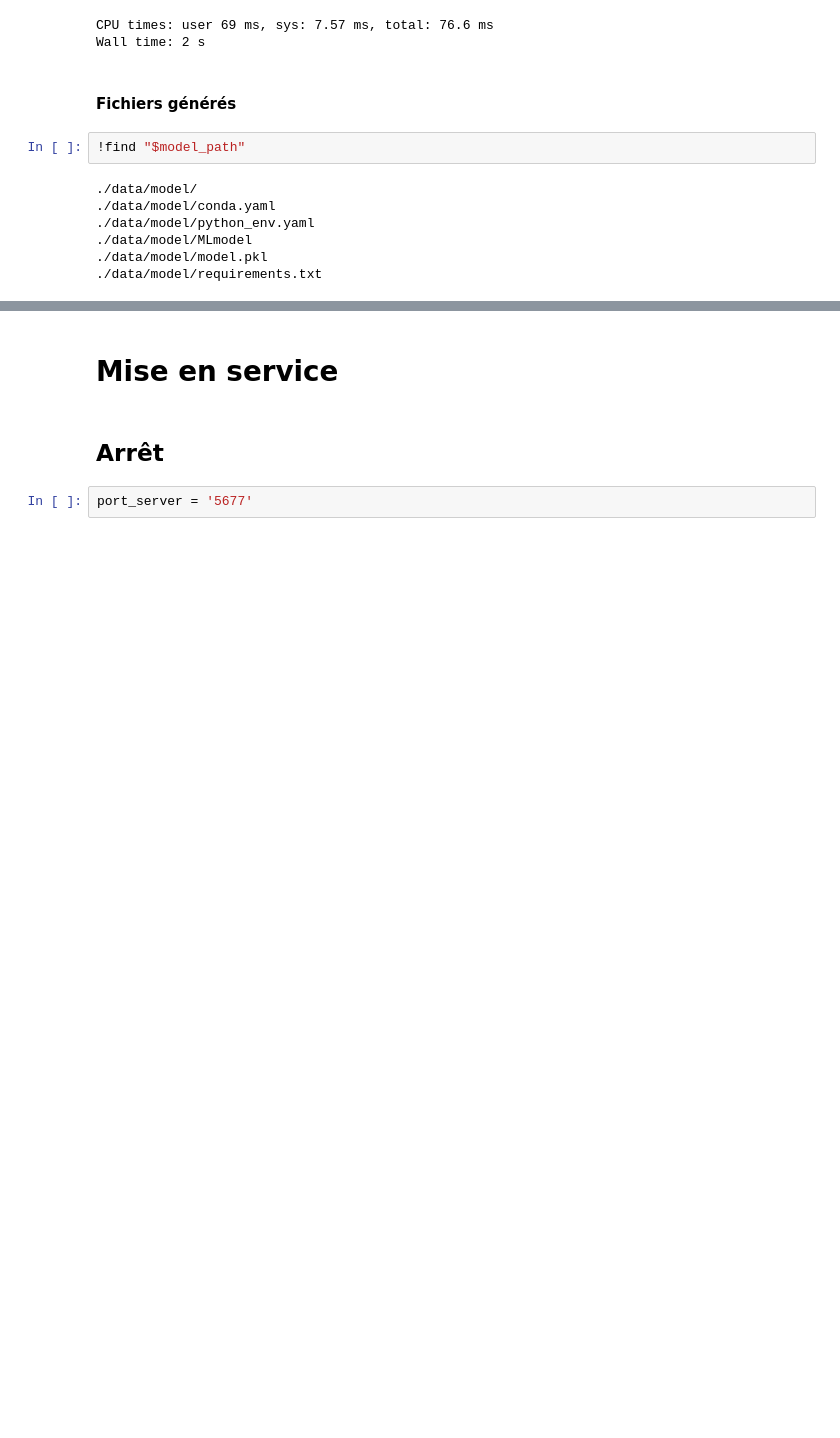
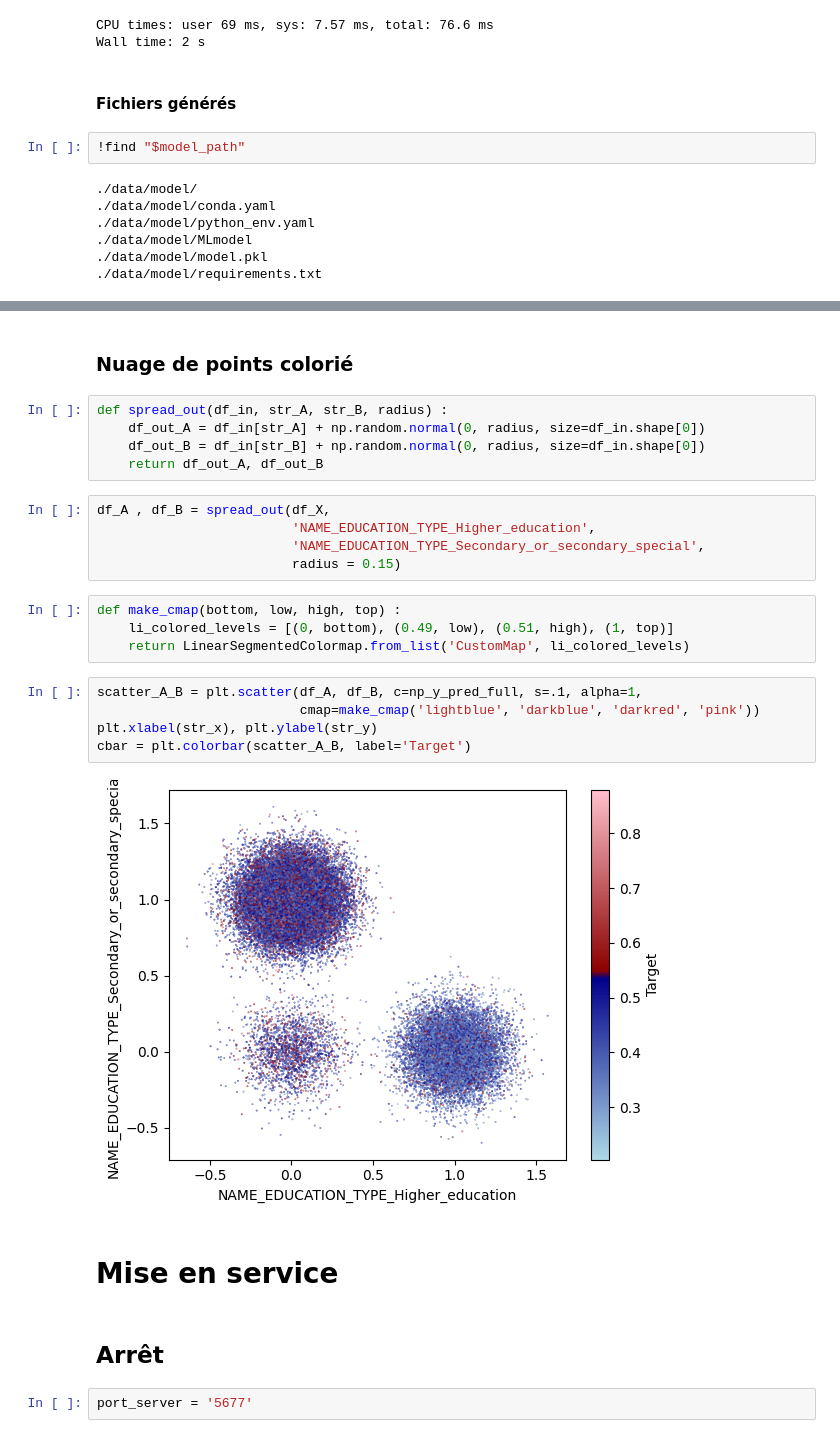
Before and after one commit to JeanRosselVallee/project_8, a Jupyter notebook: project_8_preparatory.ipynb, the cells around one changed output, grey strips where cells are left out. Saved outputs shown, nothing was run; the diff lists cells and outputs as text; blank space fills up the shorter version.

```diff
--- a/project_8_preparatory.ipynb
+++ b/project_8_preparatory.ipynb
@@ -323,3 +452,26 @@ Wall time: 2 s
+# %% [markdown]
+### Nuage de points colorié
+# %%
+def spread_out(df_in, str_A, str_B, radius) :
+    df_out_A = df_in[str_A] + np.random.normal(0, radius, size=df_in.shape[0])
+    df_out_B = df_in[str_B] + np.random.normal(0, radius, size=df_in.shape[0])
+    return df_out_A, df_out_B
+# %%
+df_A , df_B = spread_out(df_X,
+                         'NAME_EDUCATION_TYPE_Higher_education',
+                         'NAME_EDUCATION_TYPE_Secondary_or_secondary_special',
+                         radius = 0.15)
+# %%
+def make_cmap(bottom, low, high, top) :
+    li_colored_levels = [(0, bottom), (0.49, low), (0.51, high), (1, top)]
+    return LinearSegmentedColormap.from_list('CustomMap', li_colored_levels)
+# %%
+scatter_A_B = plt.scatter(df_A, df_B, c=np_y_pred_full, s=.1, alpha=1,
+                          cmap=make_cmap('lightblue', 'darkblue', 'darkred', 'pink'))
+plt.xlabel(str_x), plt.ylabel(str_y)
+cbar = plt.colorbar(scatter_A_B, label='Target')
+# %% [output]
+[figure, added]
 # %% [markdown]
 # Mise en service
 # %% [markdown]
```
Also changed, not shown: parts of 23 cells of this notebook, 6 other files.
